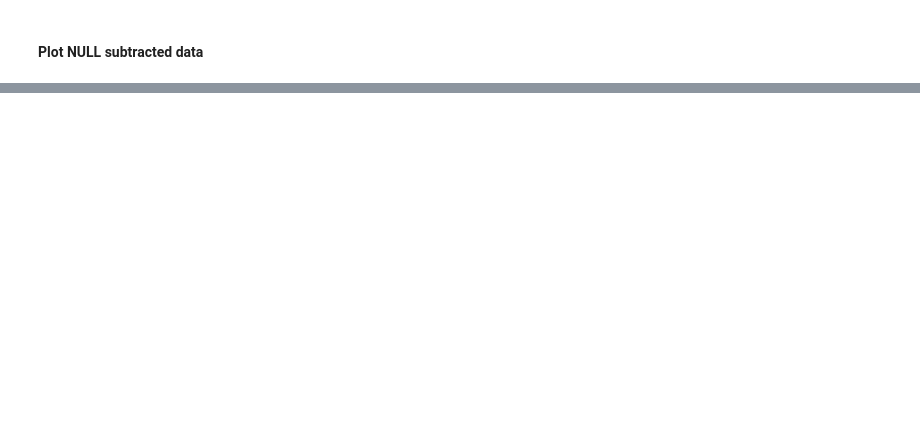
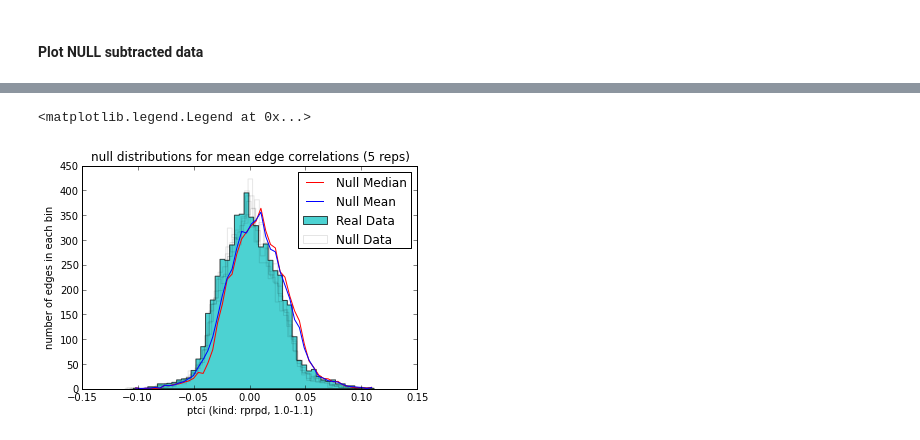
Before and after one commit to xguse/ipy_notebooks, a Jupyter notebook: PTCI_testing_rprpd_1.0_1.1.ipynb, the cells around one changed output, grey strips where cells are left out. Saved outputs shown, nothing was run; the diff lists cells and outputs as text; code cells hidden in the pictures; blank space fills up the shorter version.

```diff
--- a/PTCI_testing_rprpd_1.0_1.1.ipynb
+++ b/PTCI_testing_rprpd_1.0_1.1.ipynb
@@ -377,0 +395,27 @@ ylabel('number of edges in each bin (real vs null)')
+# %%
+# Show what the actual data looks like for comparison
+real_hist_data = hist(n_way_mean_ptcis,bins=50,histtype='stepfilled',cumulative=False, color='c',alpha=.7, label='Real Data')
+real_data_bins = real_hist_data[1]
+
+# Graph null distributions as grey slightly transparent histograms
+null_label = 'Null Data'
+null_hists_data = []
+for null_dist in null_mean_ptci_distributions:
+    nhd = hist(null_dist,bins=50,histtype='step',cumulative=False, color='k',alpha=.1,label=null_label)
+    null_label = None
+    null_hists_data.append(nhd)
+
+
+bincenters = 0.5*(real_data_bins[1:]+real_data_bins[:-1])
+
+
+plot(bincenters,null_bin_members_counts.median(),'-r', label='Null Median')
+plot(bincenters,null_bin_members_counts.mean(),'-b', label='Null Mean')
+
+xlabel('ptci (kind: %s, %s-%s)' % (master_kind, master_w_min, master_w_max))
+ylabel('number of edges in each bin')
+title('null distributions for mean edge correlations (%s reps)' % (len(null_mean_ptci_distributions)))
+legend()
+# %% [output]
+<matplotlib.legend.Legend at 0x...>
+[figure, added]
```
Also changed, not shown: parts of 5 cells of this notebook, 2 other files.
